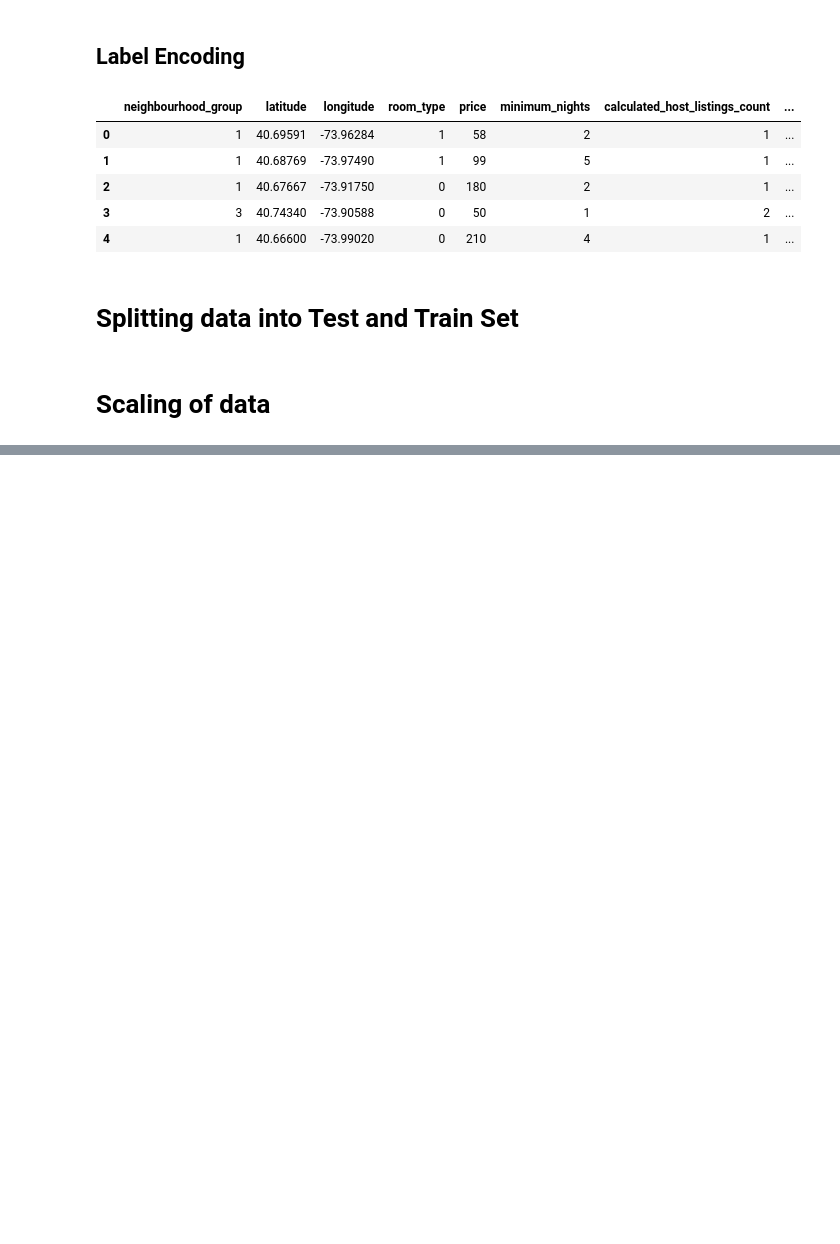
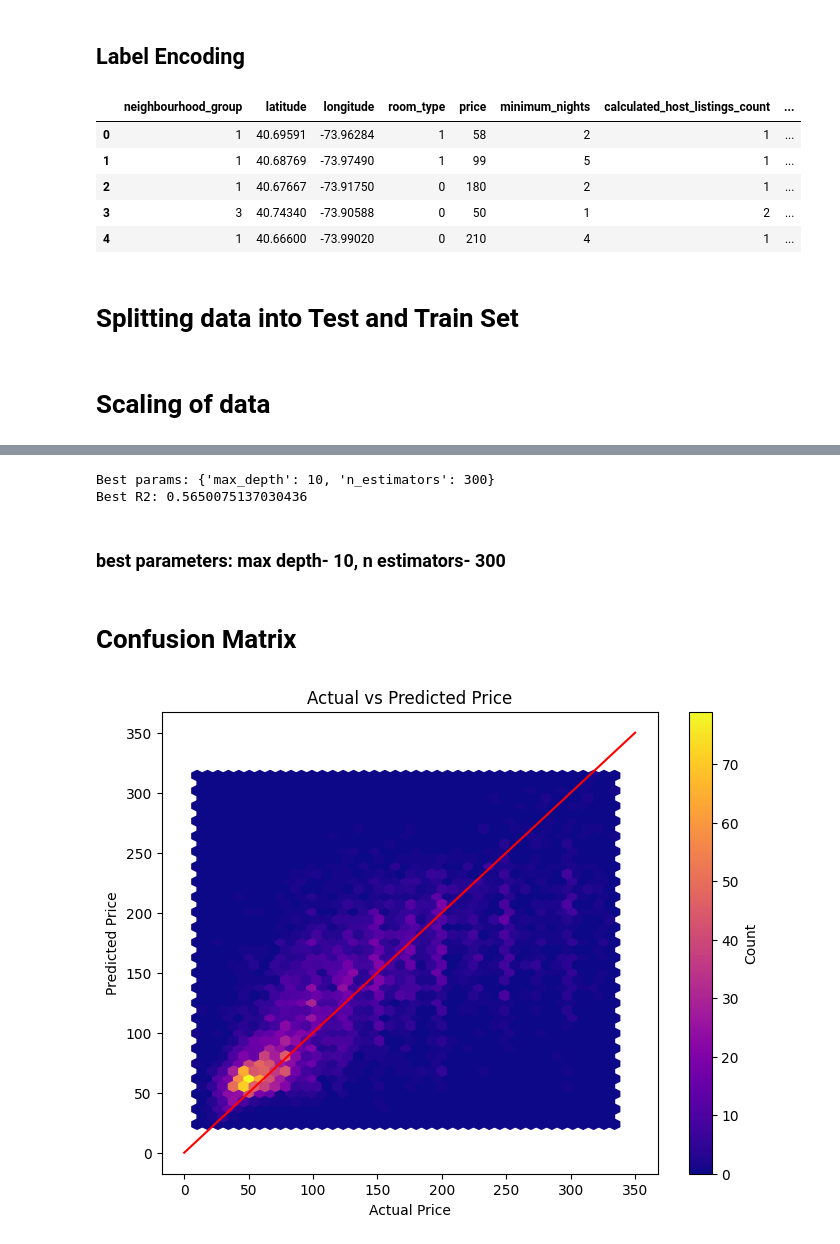
Before and after one commit to bhavya25-ds/AirBnb-Rental-Price-Prediction, a Jupyter notebook: main.ipynb, the cells around one changed output, grey strips where cells are left out. Drawn from its saved outputs; the diff is of its cells as text; code cells hidden in the pictures; blank space fills up the shorter version.

```diff
--- a/main.ipynb
+++ b/main.ipynb
@@ -119,0 +155,3 @@ X_test_scaled= s.transform(X_test)
+# %%
+model= RandomForestRegressor()
+model.fit(X_train_scaled, y_train)
@@ -119,0 +169,21 @@ X_test_scaled= s.transform(X_test)
+# %%
+from sklearn.model_selection import GridSearchCV
+
+params = {
+    'n_estimators': [100, 200, 300],
+    'max_depth': [None, 10, 20]
+}
+
+grid = GridSearchCV(RandomForestRegressor(random_state=42), params, cv=5, scoring='r2')
+grid.fit(X_train_scaled, y_train)
+
+print("Best params:", grid.best_params_)
+print("Best R2:", grid.best_score_)
+# %% [output]
+Best params: {'max_depth': 10, 'n_estimators': 300}
+Best R2: 0.5650075137030436
+# %% [markdown]
+### best parameters: max depth- 10, n estimators- 300
+# %%
+params= {'max_depth':10, 'n_estimators': 300}
+predictions= model.predict(X_test_scaled)
@@ -119,0 +192,13 @@ X_test_scaled= s.transform(X_test)
+# %% [markdown]
+# Confusion Matrix
+# %%
+plt.figure(figsize=(8,6))
+plt.hexbin(y_test, predictions, gridsize=40, cmap='plasma')
+plt.colorbar(label='Count')
+plt.plot([0, 350], [0, 350], color='red', linewidth=1.5)
+plt.xlabel('Actual Price')
+plt.ylabel('Predicted Price')
+plt.title('Actual vs Predicted Price')
+plt.show()
+# %% [output]
+[figure, added]
```
Also changed, not shown: parts of 20 cells of this notebook.
